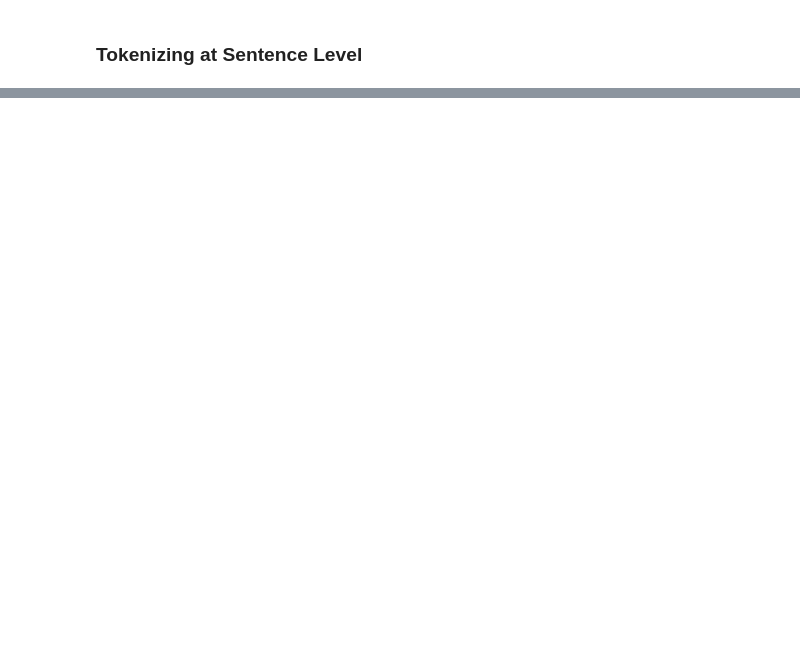
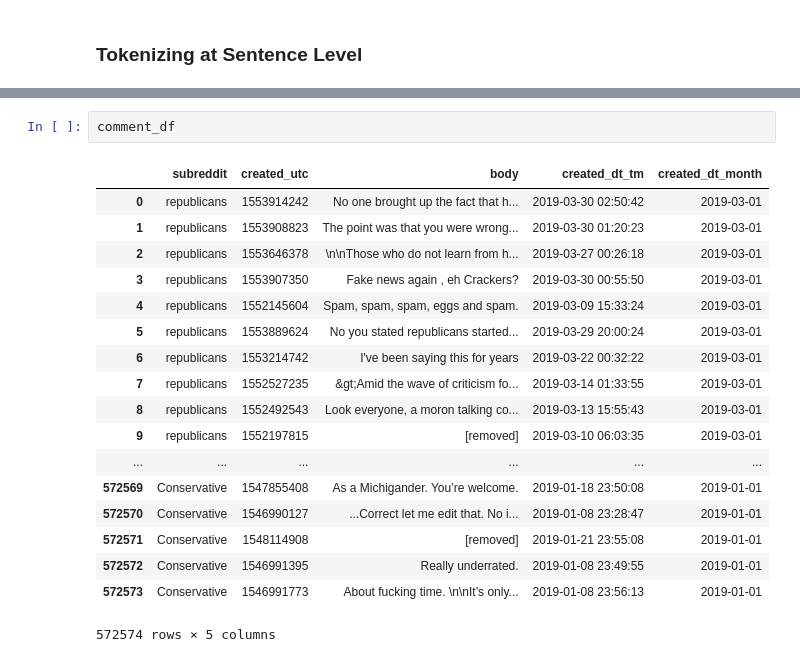
Before and after one commit to Alpha-1787/W266-Final-Project, a Jupyter notebook: Adam-FinalProject.ipynb, the cells around one changed output, grey strips where cells are left out. Saved outputs shown, nothing was run; the diff lists cells and outputs as text; blank space fills up the shorter version.

```diff
--- a/Adam-FinalProject.ipynb
+++ b/Adam-FinalProject.ipynb
@@ -243,0 +195,21 @@ rep_posts['created'] = created
+# %%
+comment_df
+# %% [output]
+|  | subreddit | created_utc | body | created_dt_tm | created_dt_month |
+| 0 | republicans | 1553914242 | No one brought up the fact that h... | 2019-03-30 02:50:42 | 2019-03-01 |
+| 1 | republicans | 1553908823 | The point was that you were wrong... | 2019-03-30 01:20:23 | 2019-03-01 |
+| 2 | republicans | 1553646378 | \n\nThose who do not learn from h... | 2019-03-27 00:26:18 | 2019-03-01 |
+| 3 | republicans | 1553907350 | Fake news again , eh Crackers? | 2019-03-30 00:55:50 | 2019-03-01 |
+| 4 | republicans | 1552145604 | Spam, spam, spam, eggs and spam. | 2019-03-09 15:33:24 | 2019-03-01 |
+| 5 | republicans | 1553889624 | No you stated republicans started... | 2019-03-29 20:00:24 | 2019-03-01 |
+| 6 | republicans | 1553214742 | I've been saying this for years | 2019-03-22 00:32:22 | 2019-03-01 |
+| 7 | republicans | 1552527235 | &gt;Amid the wave of criticism fo... | 2019-03-14 01:33:55 | 2019-03-01 |
+| 8 | republicans | 1552492543 | Look everyone, a moron talking co... | 2019-03-13 15:55:43 | 2019-03-01 |
+| 9 | republicans | 1552197815 | [removed] | 2019-03-10 06:03:35 | 2019-03-01 |
+| ... | ... | ... | ... | ... | ... |
+| 572569 | Conservative | 1547855408 | As a Michigander. You’re welcome. | 2019-01-18 23:50:08 | 2019-01-01 |
+| 572570 | Conservative | 1546990127 | ...Correct let me edit that. No i... | 2019-01-08 23:28:47 | 2019-01-01 |
+| 572571 | Conservative | 1548114908 | [removed] | 2019-01-21 23:55:08 | 2019-01-01 |
+| 572572 | Conservative | 1546991395 | Really underrated. | 2019-01-08 23:49:55 | 2019-01-01 |
+| 572573 | Conservative | 1546991773 | About fucking time. \n\nIt’s only... | 2019-01-08 23:56:13 | 2019-01-01 |
+572574 rows × 5 columns
```
Also changed, not shown: parts of 51 cells of this notebook.
